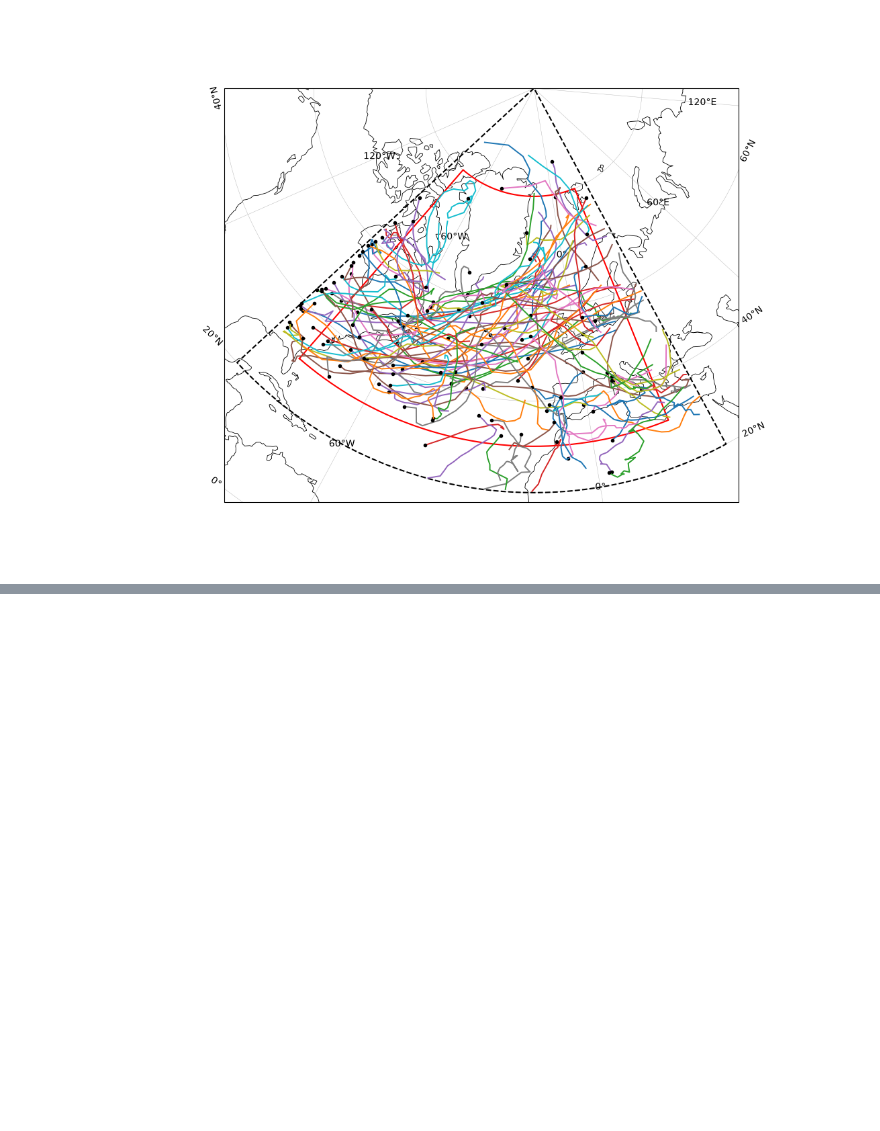
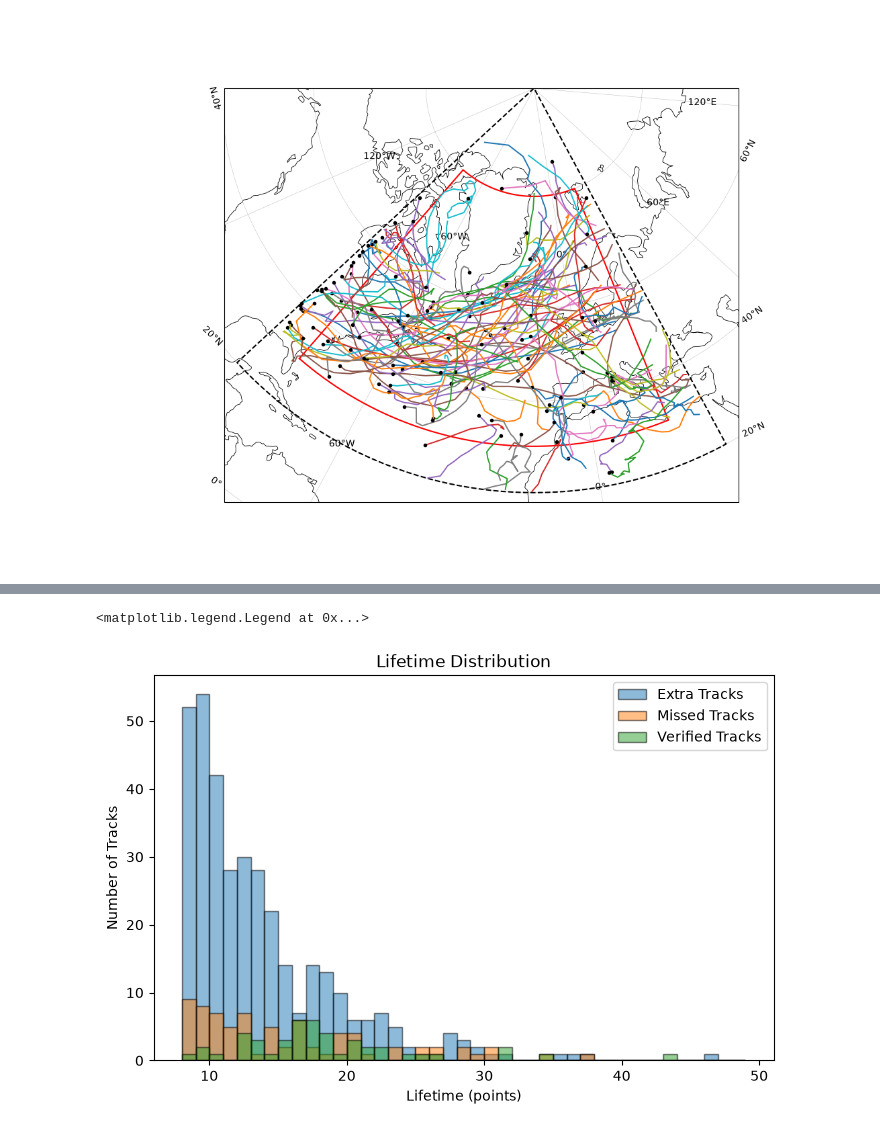
Before and after one commit to AThormann/master_thesis, a Jupyter notebook: experiments/validation_tracks/convert_to_object.ipynb, the cells around one changed output, grey strips where cells are left out. Saved outputs shown, nothing was run; the diff lists cells and outputs as text; code cells hidden in the pictures; blank space fills up the shorter version.

```diff
--- a/experiments/validation_tracks/convert_to_object.ipynb
+++ b/experiments/validation_tracks/convert_to_object.ipynb
@@ -321,0 +376,21 @@ for tr in tracks_validation:
+# %%
+lifetime_vals = kept_tracks["n_points"].values
+lifetime_missed = missed_tracks["n_points"].values
+lifetime_ex = extra_tracks["n_points"].values
+
+counts, edges = np.histogram(lifetime_vals, bins=np.arange(8, 50, 1))
+counts_missed, edges_missed = np.histogram(lifetime_missed, bins=np.arange(8, 50, 1))
+counts_dis, edges_dis = np.histogram(lifetime_ex, bins=np.arange(8, 50, 1))
+
+fig, ax = plt.subplots(figsize=(8, 5))
+ax.bar(edges_dis[:-1], counts_dis, width=1, align="edge", edgecolor="black", label="Extra Tracks", alpha=0.5)
+ax.bar(edges_missed[:-1], counts_missed, width=1, align="edge", edgecolor="black", label="Missed Tracks", alpha=0.5)
+ax.bar(edges[:-1], counts, width=1, align="edge", edgecolor="black", label="Verified Tracks", alpha=0.5)
+
+ax.set_xlabel("Lifetime (points)")
+ax.set_ylabel("Number of Tracks")
+ax.set_title("Lifetime Distribution")
+ax.legend()
+# %% [output]
+<matplotlib.legend.Legend at 0x...>
+[figure, added]
```
Also changed, not shown: parts of 12 cells of this notebook, 5 other files.
